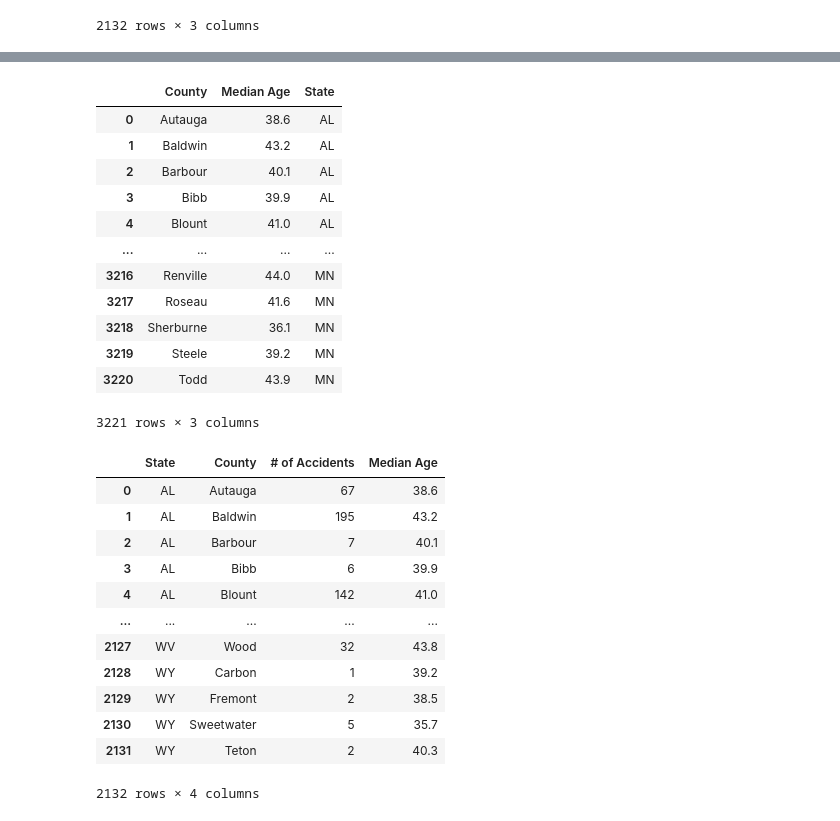
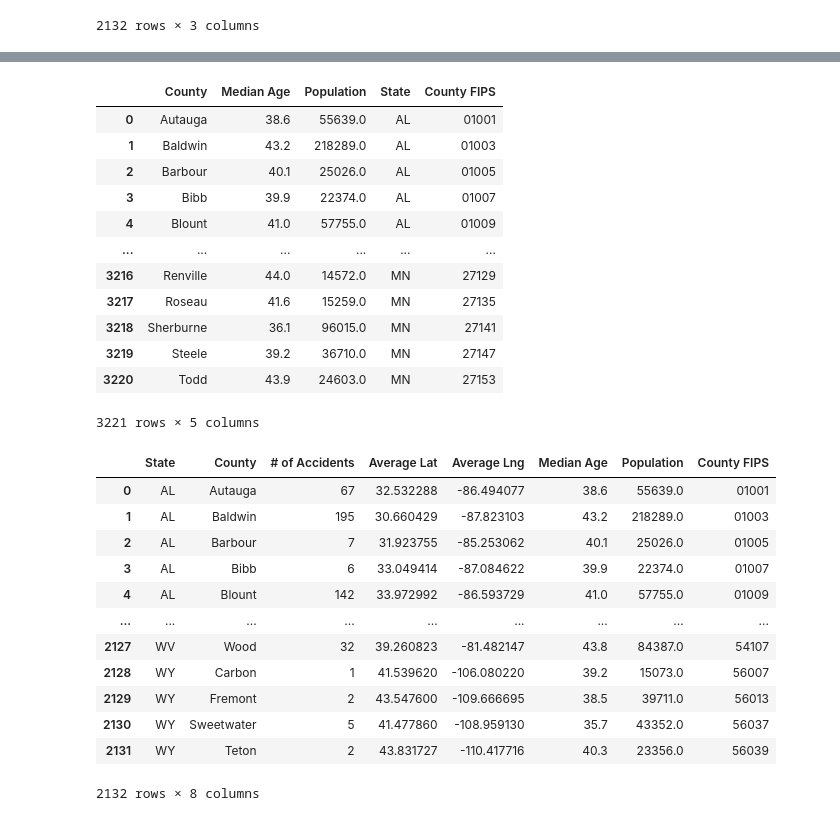
Before and after one commit to T1me2/TeamAmazing3, a Jupyter notebook: Jack_Project.ipynb, the cells around one changed output, grey strips where cells are left out. Saved outputs shown, nothing was run; the diff lists cells and outputs as text; code cells hidden in the pictures.

```diff
--- a/Jack_Project.ipynb
+++ b/Jack_Project.ipynb
@@ -72,0 +91,4 @@ dtype: object
+# %%
+#Get the exact latitude per accident
+Location_countyDF = All_accident_data[['State','County','Start_Lat','Start_Lng']]
+Location_countyDF
@@ -72,0 +109,4 @@ dtype: object
+# %%
+# Merge dataframes to create new df consisting of the number of accidents in each county & average location of accidents in that county
+Count_location = pd.merge(Per_countyDF, Location_countyDF, on=["State", "County"])
+Count_location
@@ -72,0 +127,7 @@ dtype: object
+# %%
+# Create new dataframe showing number of accidents and average coordinates by county
+Accidents_locations = Count_location.groupby(['State','County'], as_index=False).mean()
+# Rename lat and long columns
+Accidents_locations.rename(columns={"Start_Lat" : "Average Lat",
+                                   "Start_Lng" : "Average Lng"}, inplace=True)
+Accidents_locations
@@ -134,14 +219,15 @@ us_state_to_abbrev = {
 # %%
 #Get census data per county
 # Create Census object with Census API key from the selected year
-c = Census(api_key, year=2020)
+c = Census(jack_api_key, year=2020)
 # Run Census Search to retrieve income data by county
-census_data = c.acs5.get(("NAME", "B01002_001E"),{'for':'county:*'})
+census_data = c.acs5.get(("NAME", "B01002_001E","B01003_001E"),{'for':'county:*'})
 # Convert to DataFrame
 census_df = pd.DataFrame(census_data)
 census_df.head()
 # Rename columns
 census_df = census_df.rename(columns={"B01002_001E": "Median Age",
+                                      "B01003_001E" : "Population",
                                      "NAME": "County",
                                      "State": "State Code",
                                      "County": "County Code"})
@@ -149,9 +235,9 @@ census_df.head()
 # Split “County” column into separate “County” and “State” columns
 census_df[["County", "State"]] = census_df["County"].str.split("County, ", expand=True)
 # Combine State and County codes into new column for county identification
-census_df["County FIPS"] = census_df["State"]+" " + census_df["County"]
-# Drop State and County code columns
-census_df.drop(columns=["state", "county", "County FIPS"], inplace=True)
+census_df["County FIPS"] = census_df["state"] + census_df["county"]
+# Combine State and County code columns
+census_df.drop(columns=["state", "county"], inplace=True)
 # Convert State names to state abbreviations
 census_df.replace({"State": us_state_to_abbrev}, inplace=True)
 # census_pd.replace({“State”: states_abbreviation}, inplace=True)
@@ -159,34 +245,34 @@ census_df.replace({"State": us_state_to_abbrev}, inplace=True)
 census_df['County']= census_df['County'].str.strip()
 census_df
 # %% [output]
-|  | County | Median Age | State |
-| 0 | Autauga | 38.6 | AL |
-| 1 | Baldwin | 43.2 | AL |
-| 2 | Barbour | 40.1 | AL |
-| 3 | Bibb | 39.9 | AL |
-| 4 | Blount | 41.0 | AL |
-| ... | ... | ... | ... |
-| 3216 | Renville | 44.0 | MN |
-| 3217 | Roseau | 41.6 | MN |
-| 3218 | Sherburne | 36.1 | MN |
-| 3219 | Steele | 39.2 | MN |
-| 3220 | Todd | 43.9 | MN |
+|  | County | Median Age | Population | State | County FIPS |
+| 0 | Autauga | 38.6 | 55639.0 | AL | 01001 |
+| 1 | Baldwin | 43.2 | 218289.0 | AL | 01003 |
+| 2 | Barbour | 40.1 | 25026.0 | AL | 01005 |
+| 3 | Bibb | 39.9 | 22374.0 | AL | 01007 |
+| 4 | Blount | 41.0 | 57755.0 | AL | 01009 |
+| ... | ... | ... | ... | ... | ... |
+| 3216 | Renville | 44.0 | 14572.0 | MN | 27129 |
+| 3217 | Roseau | 41.6 | 15259.0 | MN | 27135 |
+| 3218 | Sherburne | 36.1 | 96015.0 | MN | 27141 |
+| 3219 | Steele | 39.2 | 36710.0 | MN | 27147 |
+| 3220 | Todd | 43.9 | 24603.0 | MN | 27153 |
-3221 rows × 3 columns
+3221 rows × 5 columns
 # %%
 #Combine the census DF and the accident DF
-Accident_AgeDF = pd.merge(Per_countyDF, census_df, how="left", on=["State", "County"])
+Accident_AgeDF = pd.merge(Accidents_locations, census_df, how="left", on=["State", "County"])
 Accident_AgeDF
 # %% [output]
-|  | State | County | # of Accidents | Median Age |
-| 0 | AL | Autauga | 67 | 38.6 |
-| 1 | AL | Baldwin | 195 | 43.2 |
-| 2 | AL | Barbour | 7 | 40.1 |
-| 3 | AL | Bibb | 6 | 39.9 |
-| 4 | AL | Blount | 142 | 41.0 |
-| ... | ... | ... | ... | ... |
-| 2127 | WV | Wood | 32 | 43.8 |
-| 2128 | WY | Carbon | 1 | 39.2 |
-| 2129 | WY | Fremont | 2 | 38.5 |
-| 2130 | WY | Sweetwater | 5 | 35.7 |
-| 2131 | WY | Teton | 2 | 40.3 |
+|  | State | County | # of Accidents | Average Lat | Average Lng | Median Age | Population | County FIPS |
+| 0 | AL | Autauga | 67 | 32.532288 | -86.494077 | 38.6 | 55639.0 | 01001 |
+| 1 | AL | Baldwin | 195 | 30.660429 | -87.823103 | 43.2 | 218289.0 | 01003 |
+| 2 | AL | Barbour | 7 | 31.923755 | -85.253062 | 40.1 | 25026.0 | 01005 |
+| 3 | AL | Bibb | 6 | 33.049414 | -87.084622 | 39.9 | 22374.0 | 01007 |
+| 4 | AL | Blount | 142 | 33.972992 | -86.593729 | 41.0 | 57755.0 | 01009 |
+| ... | ... | ... | ... | ... | ... | ... | ... | ... |
+| 2127 | WV | Wood | 32 | 39.260823 | -81.482147 | 43.8 | 84387.0 | 54107 |
+| 2128 | WY | Carbon | 1 | 41.539620 | -106.080220 | 39.2 | 15073.0 | 56007 |
+| 2129 | WY | Fremont | 2 | 43.547600 | -109.666695 | 38.5 | 39711.0 | 56013 |
+| 2130 | WY | Sweetwater | 5 | 41.477860 | -108.959130 | 35.7 | 43352.0 | 56037 |
+| 2131 | WY | Teton | 2 | 43.831727 | -110.417716 | 40.3 | 23356.0 | 56039 |
-2132 rows × 4 columns
+2132 rows × 8 columns
```
Also changed, not shown: parts of 19 cells of this notebook, 1 other file.
